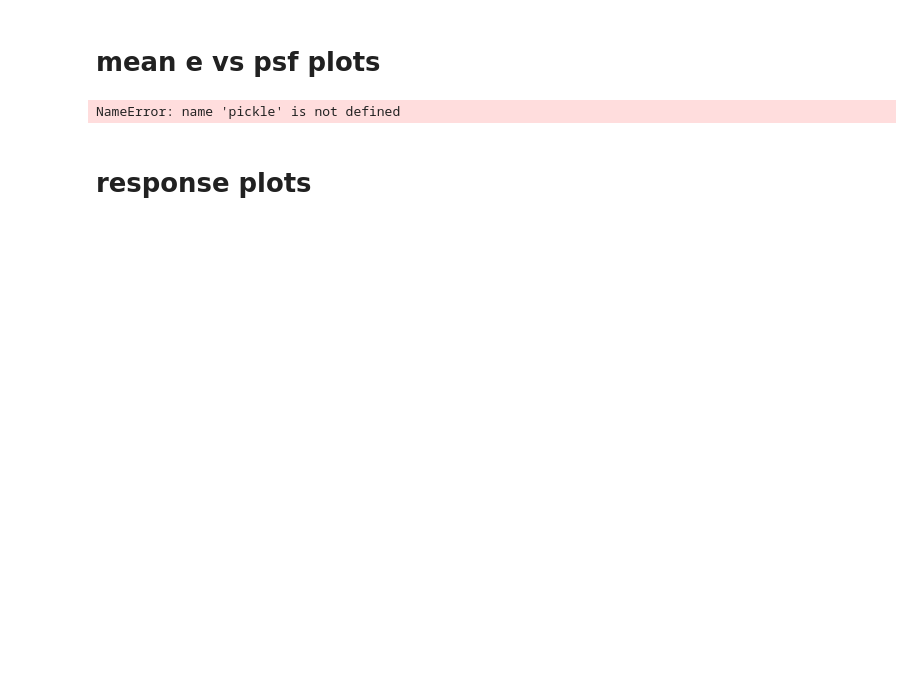
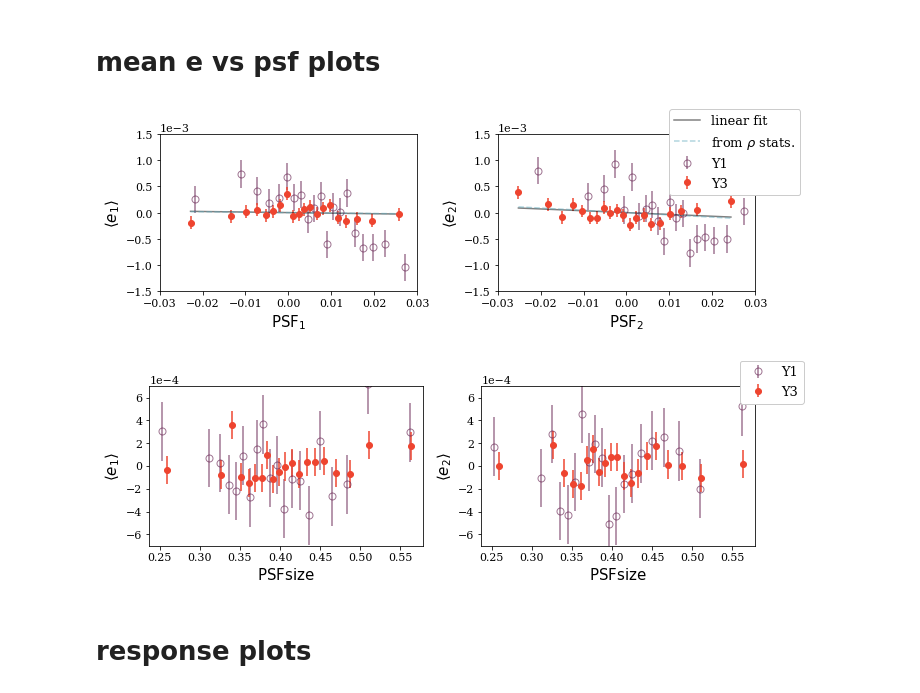
Before and after one commit to des-science/Y3_shearcat_tests, a Jupyter notebook: final_plots_paper/All_the_plots.ipynb, the cells around one changed output. Saved outputs shown, nothing was run; the diff lists cells and outputs as text; code cells hidden in the pictures; blank space fills up the shorter version.

```diff
--- a/final_plots_paper/All_the_plots.ipynb
+++ b/final_plots_paper/All_the_plots.ipynb
@@ -228,44 +236,23 @@ UnicodeDecodeError: 'ascii' codec can't decode byte 0xbc in position 1: ordinal
 # %% [markdown]
 # mean e vs psf plots
 # %%
-def load_obj(name):
-    with open(name + '.pkl', 'rb') as f:
-        return pickle.load(f)#, encoding='latin1')
-
 plot_dict=load_obj('everything_you_need_for_ABE_focal_plane')
 
 
-def hex_to_rgb(value):
-    value = value.lstrip('#')
-    lv = len(value)
-    return tuple(int(value[i:i + lv // 3], 16) for i in range(0, lv, lv // 3))
-
-
-def rgb_to_hex(rgb):
-    return '#%02x%02x%02x' % rgb
-
-c_2=rgb_to_hex((39, 196, 96))
-c_3=rgb_to_hex((55, 94, 50))
-c_2=rgb_to_hex((121, 183, 179))
-c_2 ='#82B74B'
-c_3 ='#405D27'
-
-
-colors = [c_2,c_3]
 
 fig, ax = plt.subplots(1,2,sharex = True, figsize=(10,3.5))
 
 
 #****************************
 duv = plot_dict['fit_dict']['e1psf_e1_Y1']
-ax[0].errorbar(duv['x0'],duv['vec'],duv['err'],fmt='o',alpha = 0.6,label = 'Y1' ,markersize=7,markerfacecoloralt=c_2,color=c_2,fillstyle='none')
+ax[0].errorbar(duv['x0'],duv['vec'],duv['err'],fmt='o',alpha = 0.6,label = 'Y1' ,markersize=7,markerfacecoloralt=colors[0],color=colors[0],fillstyle='none')
 duv = plot_dict['fit_dict']['e1psf_e1']
-ax[0].errorbar(duv['x0'],duv['vec'],duv['err'],fmt='o',color=c_3, label = 'Y3')
+ax[0].errorbar(duv['x0'],duv['vec'],duv['err'],fmt='o',color=colors[1], label = 'Y3')
 b_=duv['mut'][0][0]
 ax[0].plot(duv['x0'],b_*(duv['x0']-duv['xmm']),alpha = 0.5,color='black',label='linear fit')
 #ax[0].fill_between(duv['x0'], (b_+np.sqrt(duv['mut'][1][0,0]))*(duv['x0']-duv['xmm']),(b_-np.sqrt(duv['mut'][1][0,0]))*(duv['x0']-duv['xmm']),alpha = 0.5,color="black",label="real plane coord.")
 b_ =  plot_dict['dict_slopes']['e1psf_e1'][0]
-ax[0].plot(duv['x0'],b_*(duv['x0']-duv['xmm']),alpha = 0.5,color='red',linestyle='dashed',label=r'from $\rho$ stats.')
+ax[0].plot(duv['x0'],b_*(duv['x0']-duv['xmm']),alpha = 0.5,color=colors[2],linestyle='dashed',label=r'from $\rho$ stats.')
 #ax[0].fill_between(x0, (b_+dus['err'])*(x0-xmm),(b_-dus['err'])*(x0-xmm),alpha = 0.5,color="red",label="focal plane coord.")
 
 
@@ -278,16 +265,16 @@ ax[0].plot(duv['x0'],b_*(duv['x0']-duv['xmm']),alpha = 0.5,color='red',linestyle
 
 #****************************
 duv = plot_dict['fit_dict']['e2psf_e2_Y1']
-ax[1].errorbar(duv['x0'],duv['vec'],duv['err'],fmt='o', alpha = 0.6,label = 'Y1' ,markersize=7,markerfacecoloralt=c_2,color=c_2,fillstyle='none')
+ax[1].errorbar(duv['x0'],duv['vec'],duv['err'],fmt='o', alpha = 0.6,label = 'Y1' ,markersize=7,markerfacecoloralt=colors[0],color=colors[0],fillstyle='none')
 
 duv = plot_dict['fit_dict']['e2psf_e2']
-ax[1].errorbar(duv['x0'],duv['vec'],duv['err'],fmt='o',color=c_3, label = 'Y3')
+ax[1].errorbar(duv['x0'],duv['vec'],duv['err'],fmt='o',color=colors[1], label = 'Y3')
 
 b_=duv['mut'][0][0]
 ax[1].plot(duv['x0'],b_*(duv['x0']-duv['xmm']),alpha = 0.5,color='black',label='linear fit')
 #ax[0].fill_between(duv['x0'], (b_+np.sqrt(duv['mut'][1][0,0]))*(duv['x0']-duv['xmm']),(b_-np.sqrt(duv['mut'][1][0,0]))*(duv['x0']-duv['xmm']),alpha = 0.5,color="black",label="real plane coord.")
 b_ =  plot_dict['dict_slopes']['e2psf_e2'][0]
-ax[1].plot(duv['x0'],b_*(duv['x0']-duv['xmm']),alpha = 0.5,color='red',linestyle='dashed',label=r'from $\rho$ stats.')
+ax[1].plot(duv['x0'],b_*(duv['x0']-duv['xmm']),alpha = 0.5,color=colors[2],linestyle='dashed',label=r'from $\rho$ stats.')
 #ax[1].fill_between(duv['x0'], (b_+np.sqrt(duv['mut'][1][0,0]))*(duv['x0']-duv['xmm']),(b_-np.sqrt(duv['mut'][1][0,0]))*(duv['x0']-duv['xmm']),alpha = 0.5,color="black",label="real plane coord.")
 
 
@@ -313,42 +300,42 @@ plt.show()
 
 
 
-colors = [c_2,c_3]
 fig, ax = plt.subplots(1,2,sharex = True, figsize=(10,3.5))
 
 
 #****************************
 duv = plot_dict['fit_dict']['e1psf_size_Y1']
-ax[0].errorbar(duv['x0'],duv['vec'],duv['err'],fmt='o',alpha = 0.6,label = 'Y1' ,markersize=7,markerfacecoloralt=c_2,color=c_2,fillstyle='none')
+ax[0].errorbar(duv['x0'],duv['vec'],duv['err'],fmt='o',alpha = 0.6,label = 'Y1' ,markersize=7,markerfacecoloralt=colors[0],color=colors[0],fillstyle='none')
 
 duv = plot_dict['fit_dict']['e1psf_size']
-ax[0].errorbar(duv['x0'],duv['vec'],duv['err'],fmt='o',color=c_3, label = 'Y3')
+ax[0].errorbar(duv['x0'],duv['vec'],duv['err'],fmt='o',color=colors[1], label = 'Y3')
 
 #****************************
 duv = plot_dict['fit_dict']['e2psf_size_Y1']
-ax[1].errorbar(duv['x0'],duv['vec'],duv['err'],fmt='o',alpha = 0.6,label = 'Y1' ,markersize=7,markerfacecoloralt=c_2,color=c_2,fillstyle='none')
+ax[1].errorbar(duv['x0'],duv['vec'],duv['err'],fmt='o',alpha = 0.6,label = 'Y1' ,markersize=7,markerfacecoloralt=colors[0],color=colors[0],fillstyle='none')
 
 duv = plot_dict['fit_dict']['e2psf_size']
-ax[1].errorbar(duv['x0'],duv['vec'],duv['err'],fmt='o',color=c_3, label = 'Y3')
+ax[1].errorbar(duv['x0'],duv['vec'],duv['err'],fmt='o',color=colors[1], label = 'Y3')
 
 
 
 ax[1].legend(loc="upper right", bbox_to_anchor=(1.2,1.2),fontsize=13,framealpha=1)
 
 ax[0].set_ylabel(r"$\langle e_1 \rangle$",size=15)
 ax[1].set_ylabel(r"$\langle e_2 \rangle$",size=15)
 ax[0].set_xlabel(r"${\rm PSF size}$",size=15)
 ax[1].set_xlabel(r"${\rm PSF size}$",size=15)
 ax[1].set_ylim([-0.0007,0.0007])
 ax[0].set_ylim([-0.0007,0.0007])
 ax[0].ticklabel_format(style='sci', axis='y', scilimits=(0,0))
 ax[1].ticklabel_format(style='sci', axis='y', scilimits=(0,0))
 
 plt.tight_layout()
 plt.savefig('./figures/e_PSFsize_y3y1.pdf',bbox_inches='tight')
 plt.show()
 # %% [output]
-NameError: name 'pickle' is not defined
+[figure, added]
+[figure, added]
 # %% [markdown]
 # response plots
 # %%
```
Also changed, not shown: parts of 8 cells of this notebook.
